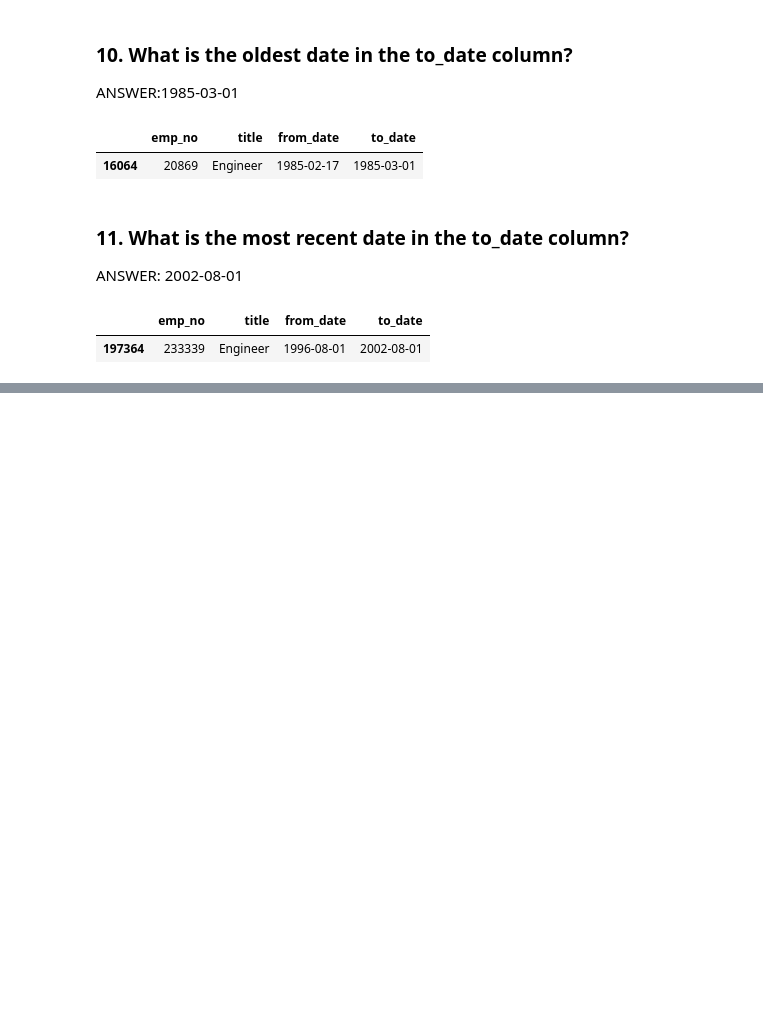
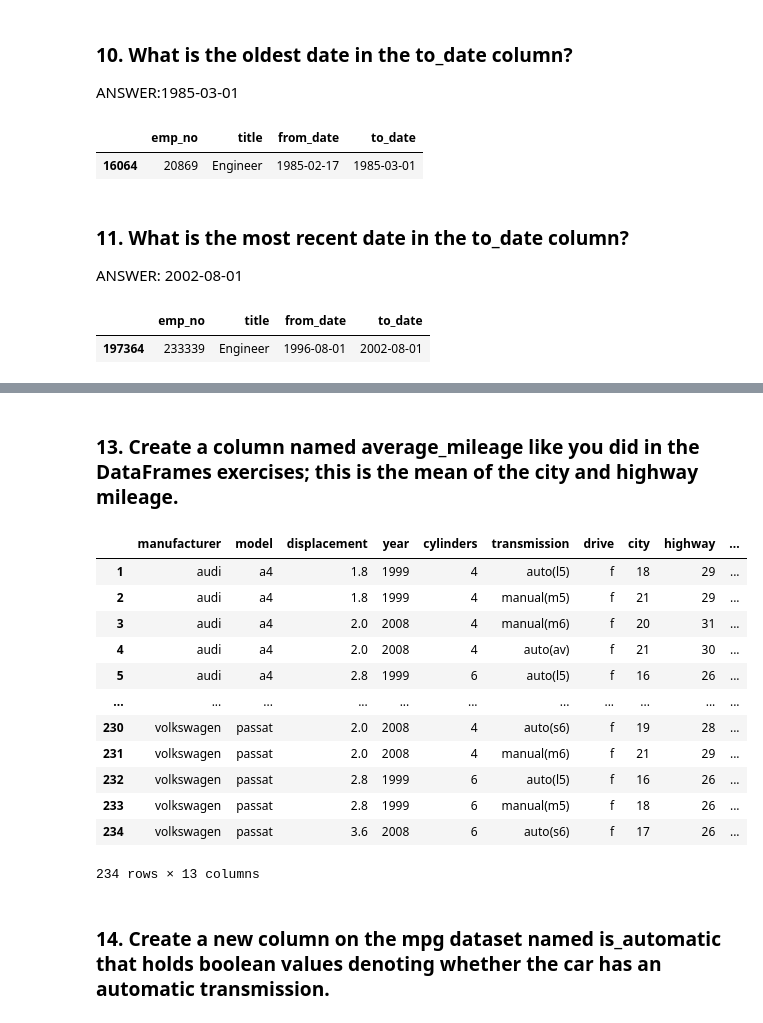
Before and after one commit to brock-green/numpy-pandas-visualization-exercises, a Jupyter notebook: advanced_dataframes.ipynb, the cells around one changed output, grey strips where cells are left out. Cells and saved outputs as stored; diff of their text form; code cells hidden in the pictures; blank space fills up the shorter version.

```diff
--- a/advanced_dataframes.ipynb
+++ b/advanced_dataframes.ipynb
@@ -171,0 +356,21 @@ titles_df.sort_values(
+# %% [markdown]
+### 13. Create a column named average_mileage like you did in the DataFrames exercises; this is the mean of the city and highway mileage.
+# %%
+mpg['average_mileage'] = (mpg['highway'] + mpg['city'])/2
+mpg
+# %% [output]
+|  | manufacturer | model | displacement | year | cylinders | transmission | drive | city | highway | ... |
+| 1 | audi | a4 | 1.8 | 1999 | 4 | auto(l5) | f | 18 | 29 | ... |
+| 2 | audi | a4 | 1.8 | 1999 | 4 | manual(m5) | f | 21 | 29 | ... |
+| 3 | audi | a4 | 2.0 | 2008 | 4 | manual(m6) | f | 20 | 31 | ... |
+| 4 | audi | a4 | 2.0 | 2008 | 4 | auto(av) | f | 21 | 30 | ... |
+| 5 | audi | a4 | 2.8 | 1999 | 6 | auto(l5) | f | 16 | 26 | ... |
+| ... | ... | ... | ... | ... | ... | ... | ... | ... | ... | ... |
+| 230 | volkswagen | passat | 2.0 | 2008 | 4 | auto(s6) | f | 19 | 28 | ... |
+| 231 | volkswagen | passat | 2.0 | 2008 | 4 | manual(m6) | f | 21 | 29 | ... |
+| 232 | volkswagen | passat | 2.8 | 1999 | 6 | auto(l5) | f | 16 | 26 | ... |
+| 233 | volkswagen | passat | 2.8 | 1999 | 6 | manual(m5) | f | 18 | 26 | ... |
+| 234 | volkswagen | passat | 3.6 | 2008 | 6 | auto(s6) | f | 17 | 26 | ... |
+234 rows × 13 columns
+# %% [markdown]
+### 14. Create a new column on the mpg dataset named is_automatic that holds boolean values denoting whether the car has an automatic transmission.
```
Also changed, not shown: parts of 50 cells of this notebook.
